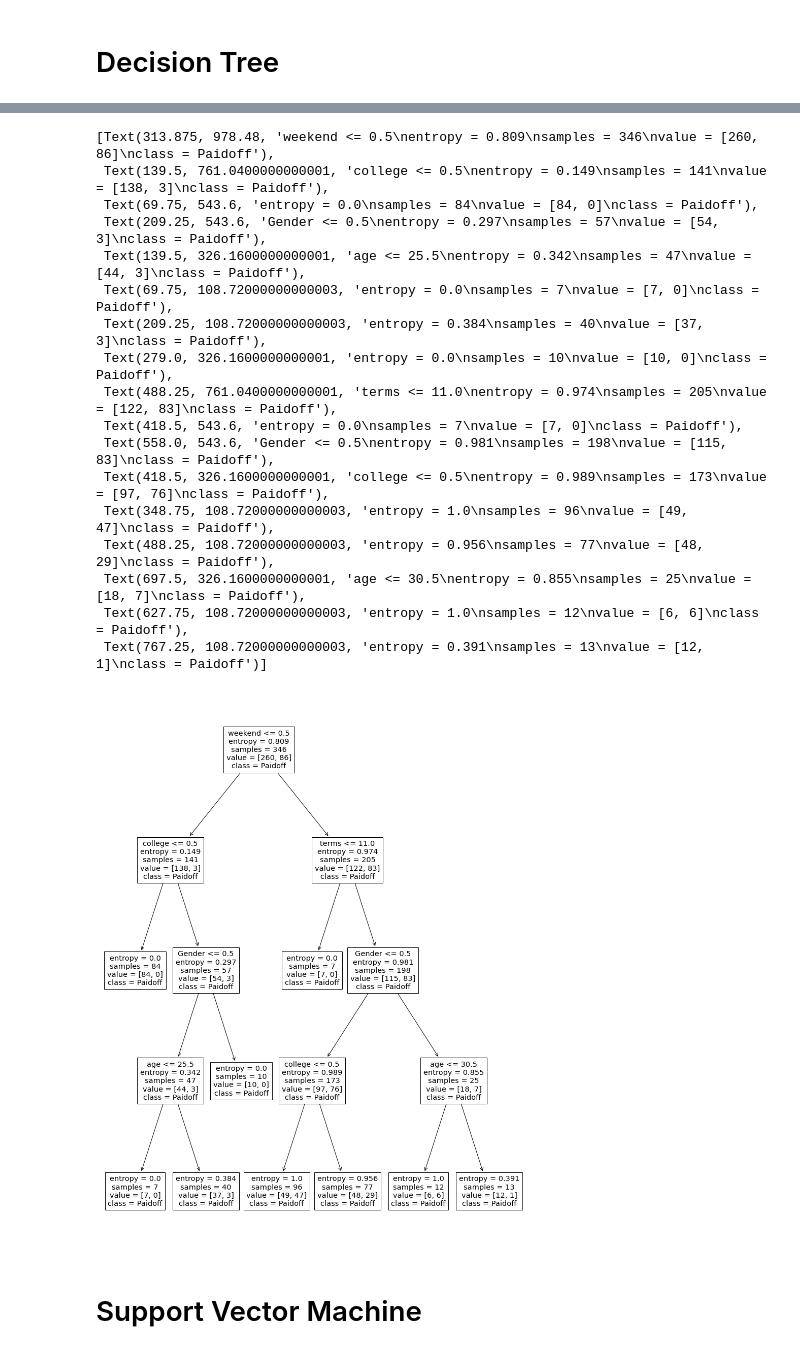
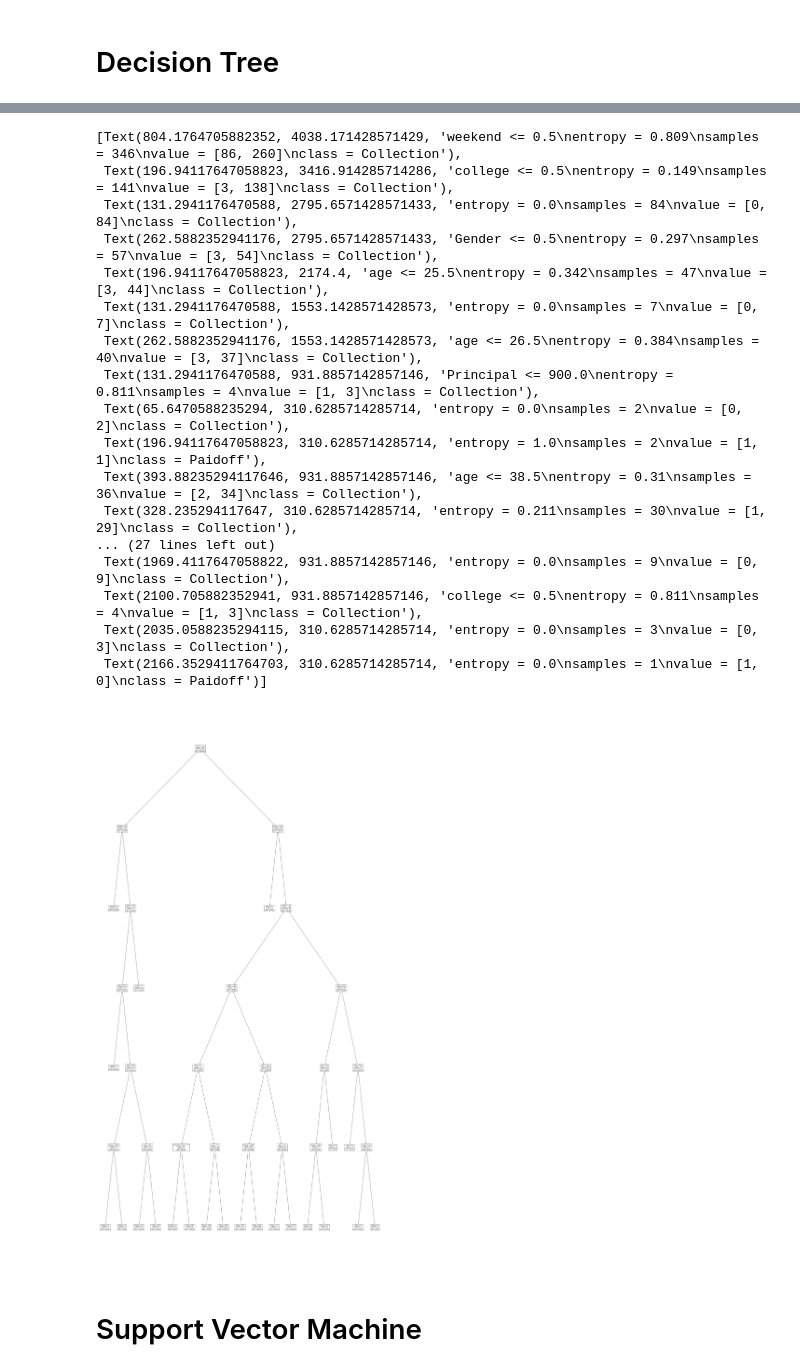
Before and after one commit to sainiabhinav95/coursera-capstone-project, a Jupyter notebook: Capstone_Intro_Project.ipynb, the cells around one changed output, grey strips where cells are left out. Saved outputs shown, nothing was run; the diff lists cells and outputs as text; code cells hidden in the pictures.

```diff
--- a/Capstone_Intro_Project.ipynb
+++ b/Capstone_Intro_Project.ipynb
@@ -350,18 +346,15 @@ for n in range(1,d):
     mean_acc[n-1] = metrics.accuracy_score(Y2_test, yhat2)
 
 
-    std_acc[n-1]=np.std(yhat==Y1_test)/np.sqrt(yhat.shape[0])
-
 mean_acc
 plt.plot(range(1,d),mean_acc,'g')
-plt.fill_between(range(1,d),mean_acc - 1 * std_acc,mean_acc + 1 * std_acc, alpha=0.10)
-plt.legend(('Accuracy ', '+/- 3xstd'))
+plt.legend(('Accuracy'))
 plt.ylabel('Accuracy ')
 plt.xlabel('Max Depth (d)')
 plt.tight_layout()
 plt.show()
 
-#Selecting d = 4 as max depth
-loanTree = DecisionTreeClassifier(criterion="entropy", max_depth = 4)
-loanTree.fit(Feature,y_bin)
+#Selecting d = 6 as max depth
+loanTree = DecisionTreeClassifier(criterion="entropy", max_depth = 6)
+loanTree.fit(Feature,y)
 # %% [output]
@@ -370,27 +363,27 @@ DecisionTreeClassifier(criterion='entropy', max_depth=4)
 # %%
 #Plotting the tree
-plt.figure(figsize=(15, 20))
+plt.figure(figsize=(40, 80))
 featureNames = Feature.columns[0:8].tolist()
 tree.plot_tree(loanTree,feature_names=featureNames,class_names=['Paidoff','Collection'])
 # %% [output]
-[Text(313.875, 978.48, 'weekend <= 0.5\nentropy = 0.809\nsamples = 346\nvalue = [260, 86]\nclass = Paidoff'),
- Text(139.5, 761.0400000000001, 'college <= 0.5\nentropy = 0.149\nsamples = 141\nvalue = [138, 3]\nclass = Paidoff'),
- Text(69.75, 543.6, 'entropy = 0.0\nsamples = 84\nvalue = [84, 0]\nclass = Paidoff'),
- Text(209.25, 543.6, 'Gender <= 0.5\nentropy = 0.297\nsamples = 57\nvalue = [54, 3]\nclass = Paidoff'),
- Text(139.5, 326.1600000000001, 'age <= 25.5\nentropy = 0.342\nsamples = 47\nvalue = [44, 3]\nclass = Paidoff'),
- Text(69.75, 108.72000000000003, 'entropy = 0.0\nsamples = 7\nvalue = [7, 0]\nclass = Paidoff'),
- Text(209.25, 108.72000000000003, 'entropy = 0.384\nsamples = 40\nvalue = [37, 3]\nclass = Paidoff'),
- Text(279.0, 326.1600000000001, 'entropy = 0.0\nsamples = 10\nvalue = [10, 0]\nclass = Paidoff'),
- Text(488.25, 761.0400000000001, 'terms <= 11.0\nentropy = 0.974\nsamples = 205\nvalue = [122, 83]\nclass = Paidoff'),
- Text(418.5, 543.6, 'entropy = 0.0\nsamples = 7\nvalue = [7, 0]\nclass = Paidoff'),
- Text(558.0, 543.6, 'Gender <= 0.5\nentropy = 0.981\nsamples = 198\nvalue = [115, 83]\nclass = Paidoff'),
- Text(418.5, 326.1600000000001, 'college <= 0.5\nentropy = 0.989\nsamples = 173\nvalue = [97, 76]\nclass = Paidoff'),
- Text(348.75, 108.72000000000003, 'entropy = 1.0\nsamples = 96\nvalue = [49, 47]\nclass = Paidoff'),
- Text(488.25, 108.72000000000003, 'entropy = 0.956\nsamples = 77\nvalue = [48, 29]\nclass = Paidoff'),
- Text(697.5, 326.1600000000001, 'age <= 30.5\nentropy = 0.855\nsamples = 25\nvalue = [18, 7]\nclass = Paidoff'),
- Text(627.75, 108.72000000000003, 'entropy = 1.0\nsamples = 12\nvalue = [6, 6]\nclass = Paidoff'),
- Text(767.25, 108.72000000000003, 'entropy = 0.391\nsamples = 13\nvalue = [12, 1]\nclass = Paidoff')]
+[Text(804.1764705882352, 4038.171428571429, 'weekend <= 0.5\nentropy = 0.809\nsamples = 346\nvalue = [86, 260]\nclass = Collection'),
+ Text(196.94117647058823, 3416.914285714286, 'college <= 0.5\nentropy = 0.149\nsamples = 141\nvalue = [3, 138]\nclass = Collection'),
+ Text(131.2941176470588, 2795.6571428571433, 'entropy = 0.0\nsamples = 84\nvalue = [0, 84]\nclass = Collection'),
+ Text(262.5882352941176, 2795.6571428571433, 'Gender <= 0.5\nentropy = 0.297\nsamples = 57\nvalue = [3, 54]\nclass = Collection'),
+ Text(196.94117647058823, 2174.4, 'age <= 25.5\nentropy = 0.342\nsamples = 47\nvalue = [3, 44]\nclass = Collection'),
+ Text(131.2941176470588, 1553.1428571428573, 'entropy = 0.0\nsamples = 7\nvalue = [0, 7]\nclass = Collection'),
+ Text(262.5882352941176, 1553.1428571428573, 'age <= 26.5\nentropy = 0.384\nsamples = 40\nvalue = [3, 37]\nclass = Collection'),
+ Text(131.2941176470588, 931.8857142857146, 'Principal <= 900.0\nentropy = 0.811\nsamples = 4\nvalue = [1, 3]\nclass = Collection'),
+ Text(65.6470588235294, 310.6285714285714, 'entropy = 0.0\nsamples = 2\nvalue = [0, 2]\nclass = Collection'),
+ Text(196.94117647058823, 310.6285714285714, 'entropy = 1.0\nsamples = 2\nvalue = [1, 1]\nclass = Paidoff'),
+ Text(393.88235294117646, 931.8857142857146, 'age <= 38.5\nentropy = 0.31\nsamples = 36\nvalue = [2, 34]\nclass = Collection'),
+ Text(328.235294117647, 310.6285714285714, 'entropy = 0.211\nsamples = 30\nvalue = [1, 29]\nclass = Collection'),
+... (27 lines left out)
+ Text(1969.4117647058822, 931.8857142857146, 'entropy = 0.0\nsamples = 9\nvalue = [0, 9]\nclass = Collection'),
+ Text(2100.705882352941, 931.8857142857146, 'college <= 0.5\nentropy = 0.811\nsamples = 4\nvalue = [1, 3]\nclass = Collection'),
+ Text(2035.0588235294115, 310.6285714285714, 'entropy = 0.0\nsamples = 3\nvalue = [0, 3]\nclass = Collection'),
+ Text(2166.3529411764703, 310.6285714285714, 'entropy = 0.0\nsamples = 1\nvalue = [1, 0]\nclass = Paidoff')]
-[figure, old version]
+[figure, new version]
 # %% [markdown]
 # Support Vector Machine
 # %%
```
Also changed, not shown: parts of 16 cells of this notebook.
